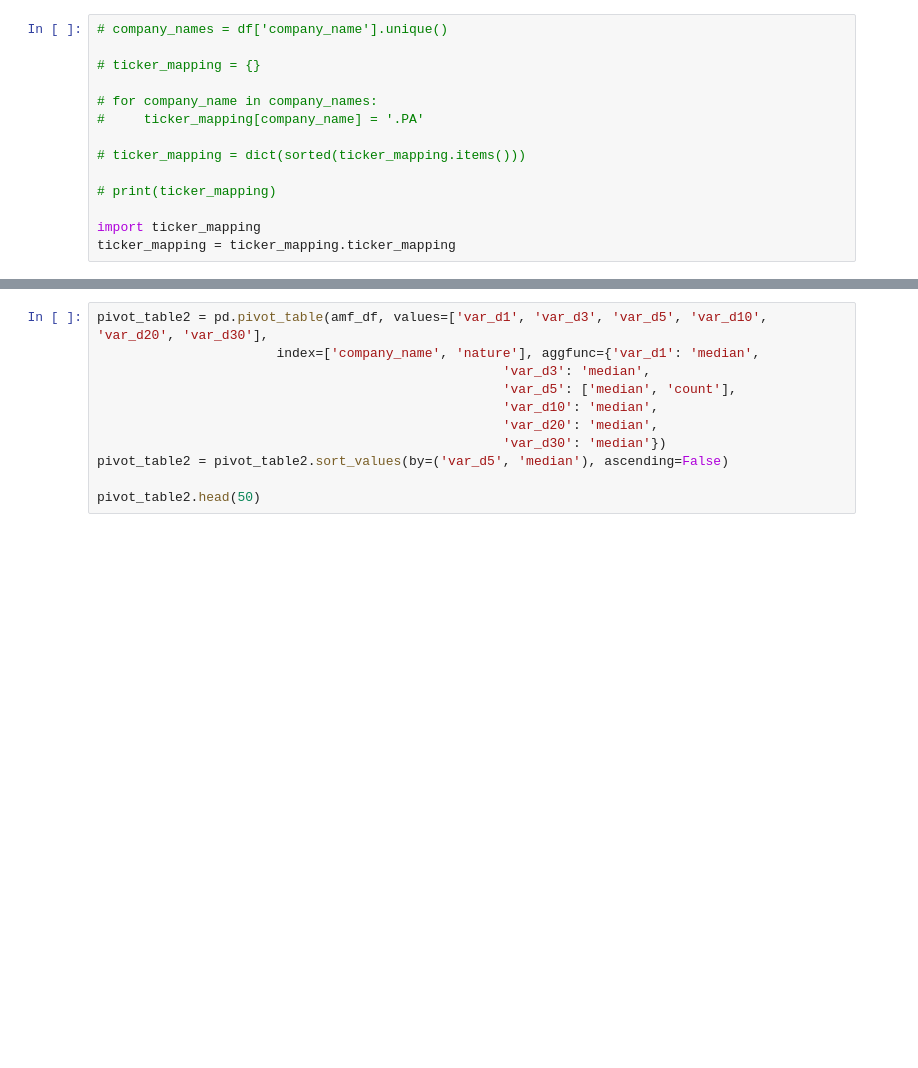
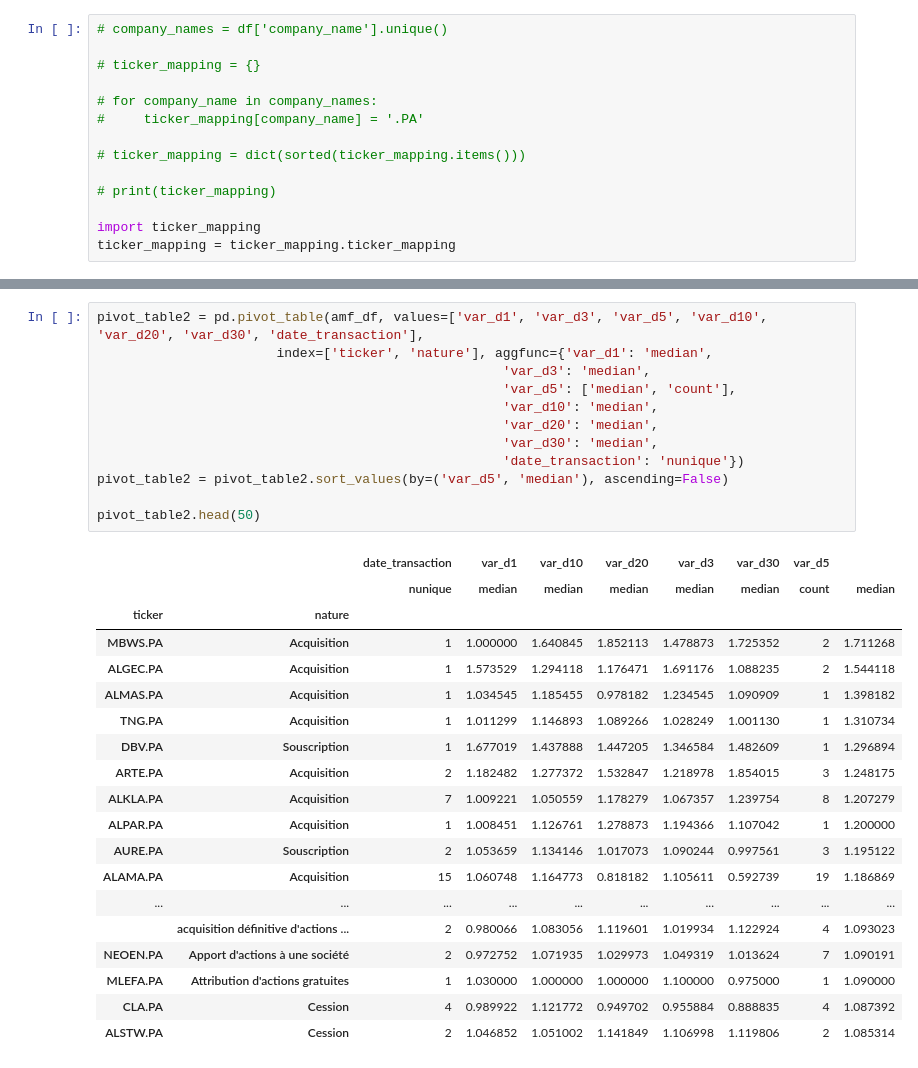
Before and after one commit to a-gdn/stock, a Jupyter notebook: ceo/extract_transform_from_AMF_PDFs.ipynb, the cells around one changed output, grey strips where cells are left out. Cells and saved outputs as stored; diff of their text form; blank space fills up the shorter version.

```diff
--- a/ceo/extract_transform_from_AMF_PDFs.ipynb
+++ b/ceo/extract_transform_from_AMF_PDFs.ipynb
@@ -248,12 +359,33 @@ pivot_table.head(50)
 # %%
-pivot_table2 = pd.pivot_table(amf_df, values=['var_d1', 'var_d3', 'var_d5', 'var_d10', 'var_d20', 'var_d30'],
-                       index=['company_name', 'nature'], aggfunc={'var_d1': 'median',
+pivot_table2 = pd.pivot_table(amf_df, values=['var_d1', 'var_d3', 'var_d5', 'var_d10', 'var_d20', 'var_d30', 'date_transaction'],
+                       index=['ticker', 'nature'], aggfunc={'var_d1': 'median',
                                                     'var_d3': 'median',
                                                     'var_d5': ['median', 'count'],
                                                     'var_d10': 'median',
                                                     'var_d20': 'median',
-                                                    'var_d30': 'median'})
+                                                    'var_d30': 'median',
+                                                    'date_transaction': 'nunique'})
 pivot_table2 = pivot_table2.sort_values(by=('var_d5', 'median'), ascending=False)
 
 pivot_table2.head(50)
+# %% [output]
+|  |  | date_transaction | var_d1 | var_d10 | var_d20 | var_d3 | var_d30 | var_d5 |  |
+|  |  | nunique | median | median | median | median | median | count | median |
+| ticker | nature |  |  |  |  |  |  |  |  |
+| MBWS.PA | Acquisition | 1 | 1.000000 | 1.640845 | 1.852113 | 1.478873 | 1.725352 | 2 | 1.711268 |
+| ALGEC.PA | Acquisition | 1 | 1.573529 | 1.294118 | 1.176471 | 1.691176 | 1.088235 | 2 | 1.544118 |
+| ALMAS.PA | Acquisition | 1 | 1.034545 | 1.185455 | 0.978182 | 1.234545 | 1.090909 | 1 | 1.398182 |
+| TNG.PA | Acquisition | 1 | 1.011299 | 1.146893 | 1.089266 | 1.028249 | 1.001130 | 1 | 1.310734 |
+| DBV.PA | Souscription | 1 | 1.677019 | 1.437888 | 1.447205 | 1.346584 | 1.482609 | 1 | 1.296894 |
+| ARTE.PA | Acquisition | 2 | 1.182482 | 1.277372 | 1.532847 | 1.218978 | 1.854015 | 3 | 1.248175 |
+| ALKLA.PA | Acquisition | 7 | 1.009221 | 1.050559 | 1.178279 | 1.067357 | 1.239754 | 8 | 1.207279 |
+| ALPAR.PA | Acquisition | 1 | 1.008451 | 1.126761 | 1.278873 | 1.194366 | 1.107042 | 1 | 1.200000 |
+| AURE.PA | Souscription | 2 | 1.053659 | 1.134146 | 1.017073 | 1.090244 | 0.997561 | 3 | 1.195122 |
+| ALAMA.PA | Acquisition | 15 | 1.060748 | 1.164773 | 0.818182 | 1.105611 | 0.592739 | 19 | 1.186869 |
+| ... | ... | ... | ... | ... | ... | ... | ... | ... | ... |
+|  | acquisition définitive d'actions ... | 2 | 0.980066 | 1.083056 | 1.119601 | 1.019934 | 1.122924 | 4 | 1.093023 |
+| NEOEN.PA | Apport d'actions à une société | 2 | 0.972752 | 1.071935 | 1.029973 | 1.049319 | 1.013624 | 7 | 1.090191 |
+| MLEFA.PA | Attribution d'actions gratuites | 1 | 1.030000 | 1.000000 | 1.000000 | 1.100000 | 0.975000 | 1 | 1.090000 |
+| CLA.PA | Cession | 4 | 0.989922 | 1.121772 | 0.949702 | 0.955884 | 0.888835 | 4 | 1.087392 |
+| ALSTW.PA | Cession | 2 | 1.046852 | 1.051002 | 1.141849 | 1.106998 | 1.119806 | 2 | 1.085314 |
 # %%
```
Also changed, not shown: parts of 9 cells of this notebook.
